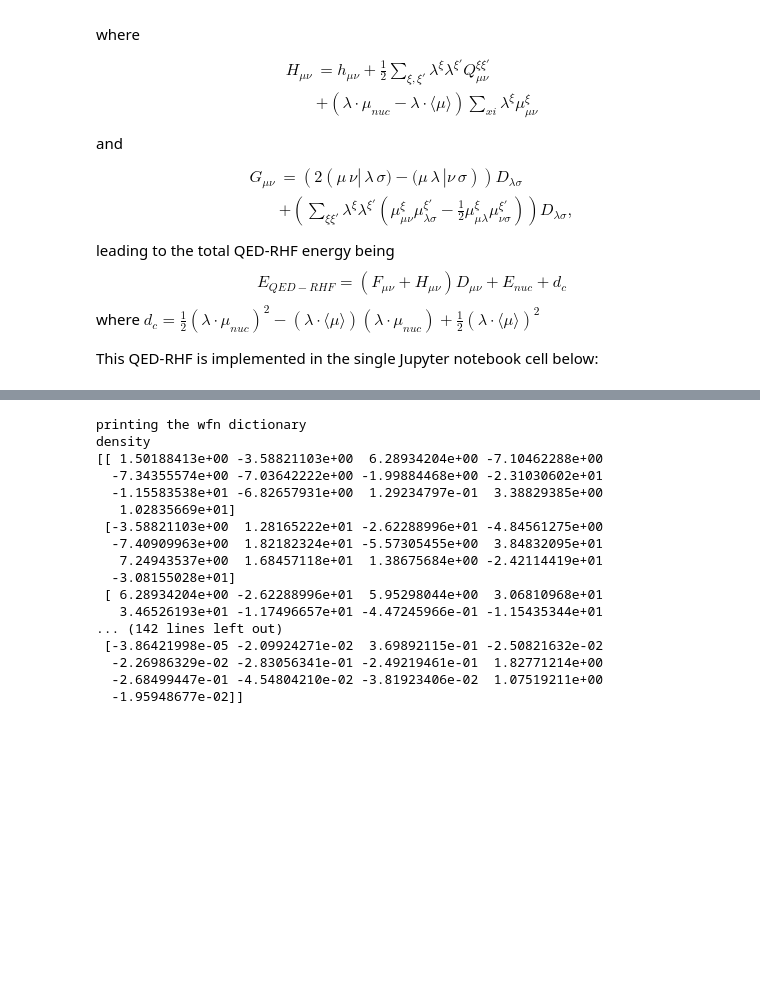
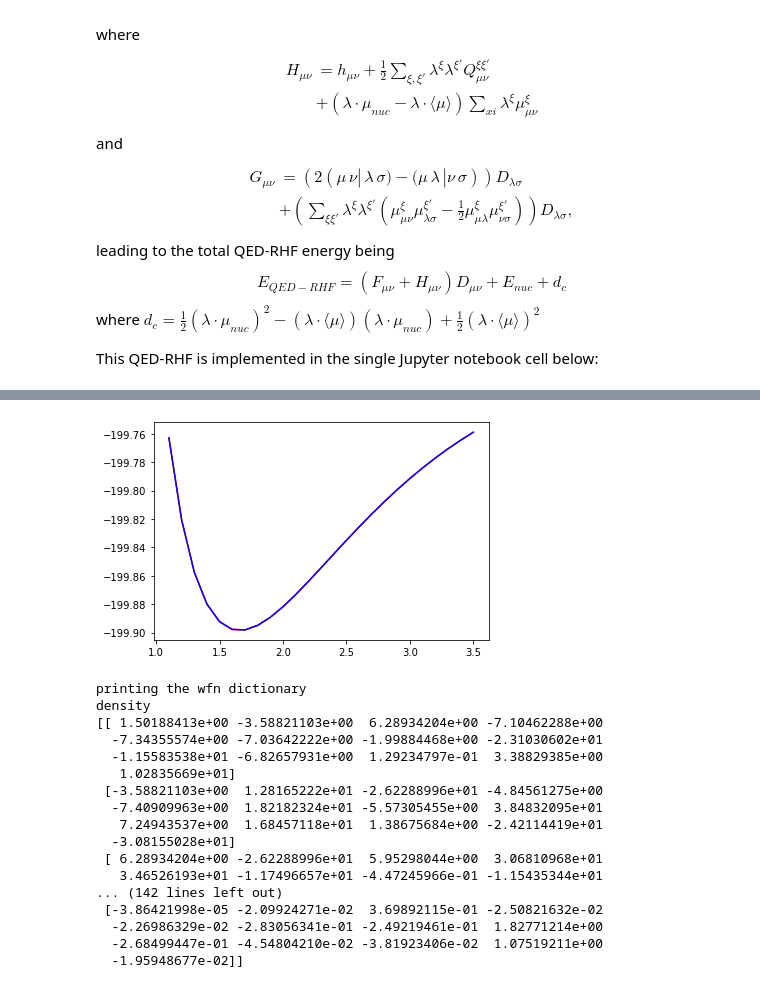
Before and after one commit to FoleyLab/SCF, a Jupyter notebook: polaritonic_and_more/cqed_rhf.ipynb, the cells around one changed output, grey strips where cells are left out. Drawn from its saved outputs; the diff is of its cells as text; code cells hidden in the pictures; blank space fills up the shorter version.

```diff
--- a/polaritonic_and_more/cqed_rhf.ipynb
+++ b/polaritonic_and_more/cqed_rhf.ipynb
@@ -463,3 +530,9 @@ Psi4  SCF energy: -75.95252905 hartree
+# %%
+plt.plot(QED_bond, QED_spline, 'red')
+plt.plot(HF_bond, HF_spline, 'blue')
+plt.show()
+# %% [output]
+[figure, added]
 # %%
 # RHF Wavefunction dict from the original RHF wavefunction object 'wfn'
 rhf_wfn_dict = psi4.core.Wavefunction.to_file(wfn)
```
Also changed, not shown: parts of 5 cells of this notebook, 1 other file.
